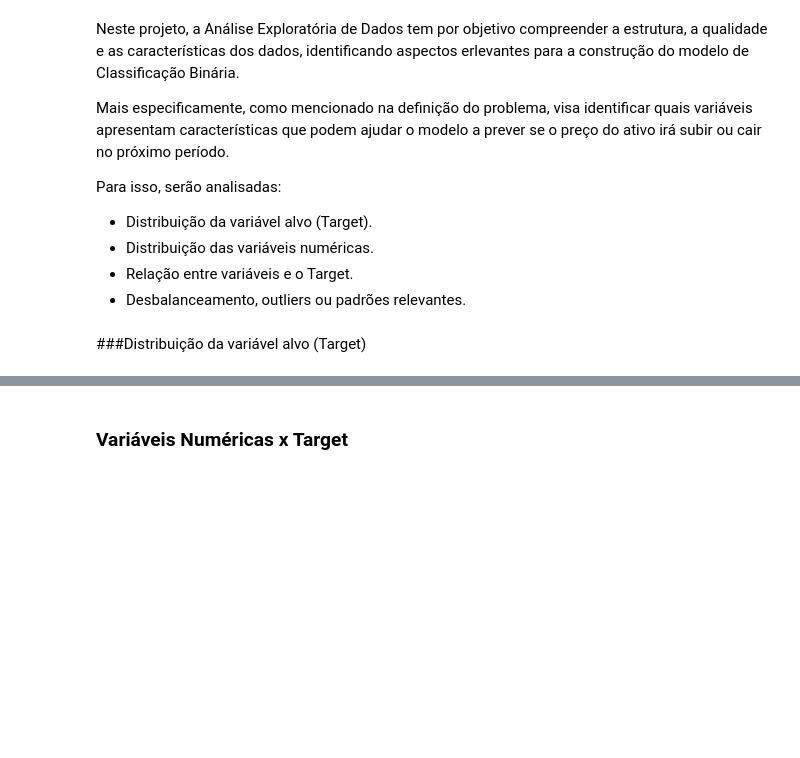
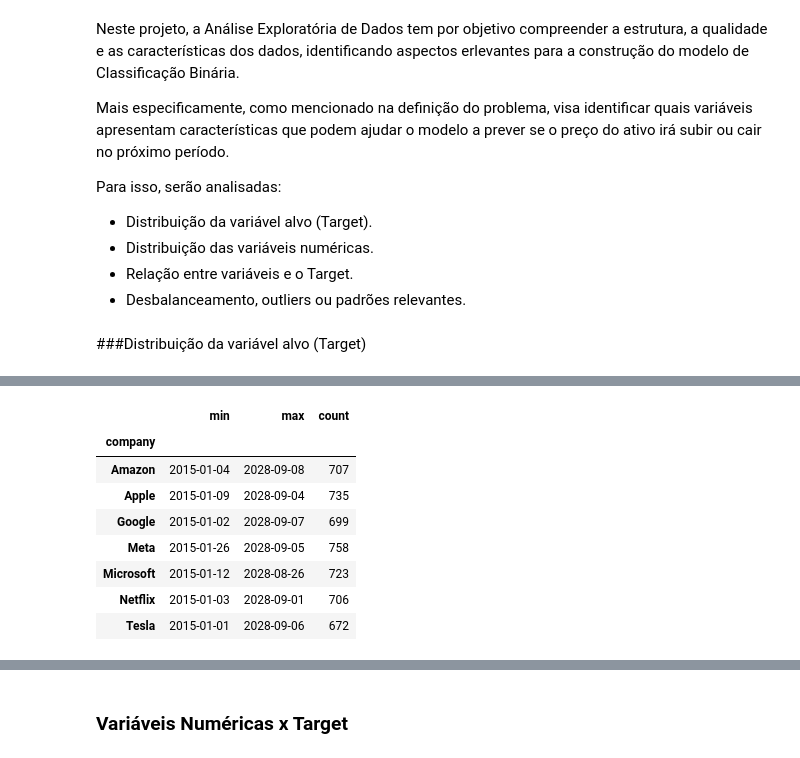
Before and after one commit to Vieiraligia/Data-Science-and-Analytics, a Jupyter notebook: MVP Machine Learning e Analytics/MVP_MachineLearningAnalytics.ipynb, the cells around one changed output, grey strips where cells are left out. Drawn from its saved outputs; the diff is of its cells as text; code cells hidden in the pictures; blank space fills up the shorter version.

```diff
--- a/MVP Machine Learning e Analytics/MVP_MachineLearningAnalytics.ipynb
+++ b/MVP Machine Learning e Analytics/MVP_MachineLearningAnalytics.ipynb
@@ -291,0 +268,12 @@ df = df.iloc[:-1]
+# %%
+df.groupby('company')['date'].agg(['min', 'max', 'count'])
+# %% [output]
+|  | min | max | count |
+| company |  |  |  |
+| Amazon | 2015-01-04 | 2028-09-08 | 707 |
+| Apple | 2015-01-09 | 2028-09-04 | 735 |
+| Google | 2015-01-02 | 2028-09-07 | 699 |
+| Meta | 2015-01-26 | 2028-09-05 | 758 |
+| Microsoft | 2015-01-12 | 2028-08-26 | 723 |
+| Netflix | 2015-01-03 | 2028-09-01 | 706 |
+| Tesla | 2015-01-01 | 2028-09-06 | 672 |
```
Also changed, not shown: parts of 37 cells of this notebook.
